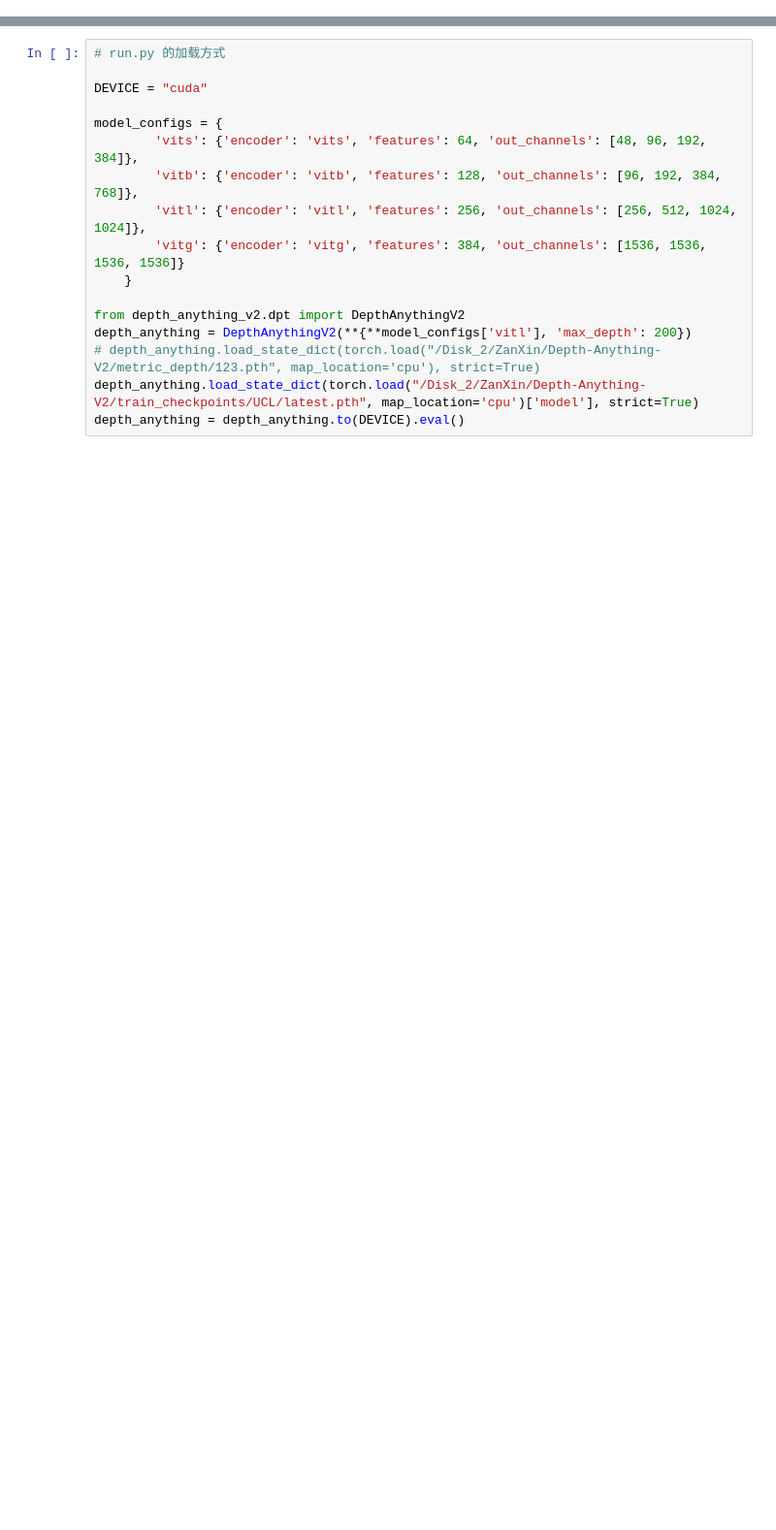
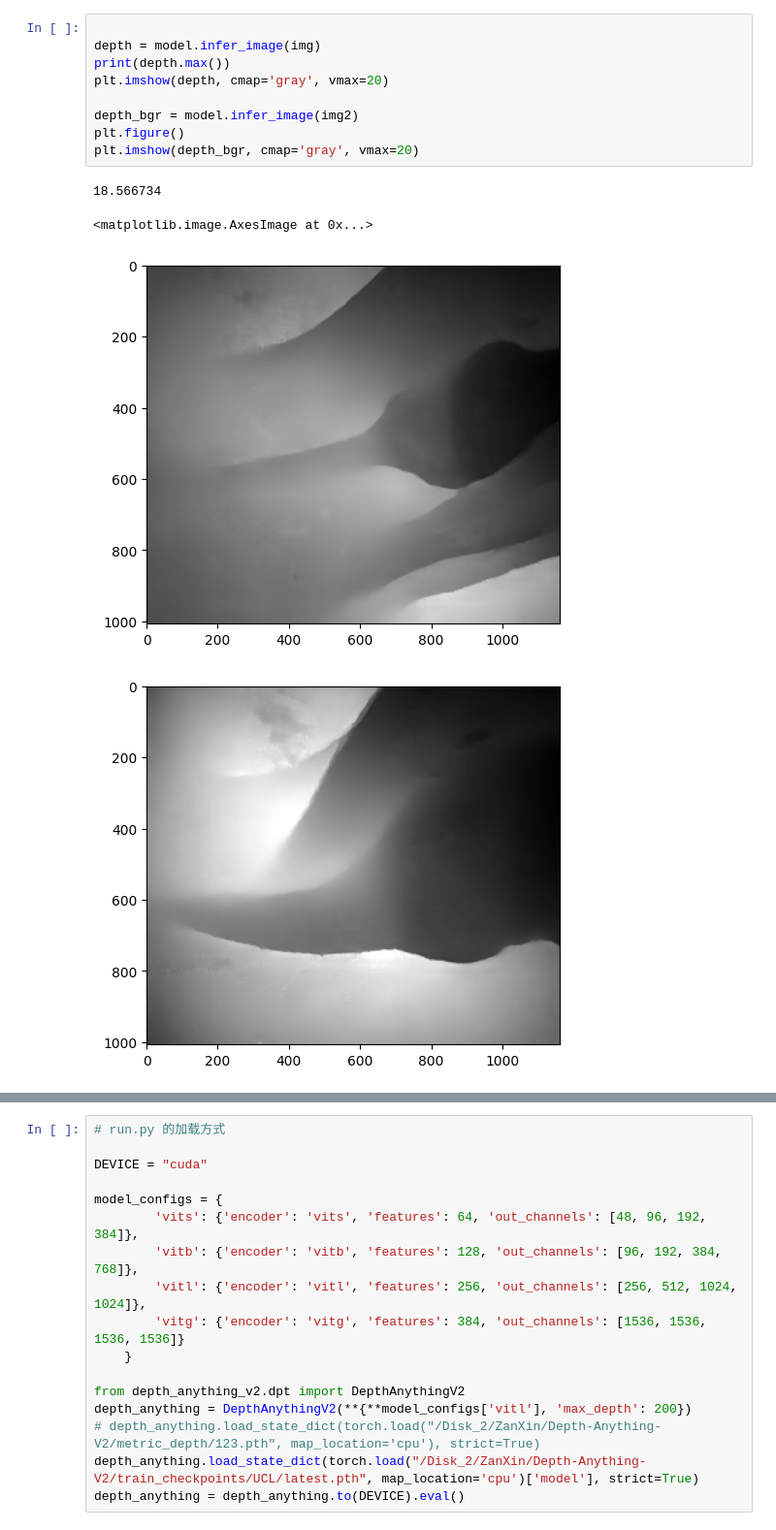
Before and after one commit to isJHan/Depth-Anything-V2, a Jupyter notebook: metric_depth/check.ipynb, the cells around one changed output, grey strips where cells are left out. Shown at 97% size. Saved outputs shown, nothing was run; the diff lists cells and outputs as text; blank space fills up the shorter version.

```diff
--- a/metric_depth/check.ipynb
+++ b/metric_depth/check.ipynb
@@ -49,0 +95,14 @@ ABS REL: 0.3476984177625258
+# %%
+
+depth = model.infer_image(img)
+print(depth.max())
+plt.imshow(depth, cmap='gray', vmax=20)
+
+depth_bgr = model.infer_image(img2)
+plt.figure()
+plt.imshow(depth_bgr, cmap='gray', vmax=20)
+# %% [output]
+18.566734
+<matplotlib.image.AxesImage at 0x...>
+[figure, added]
+[figure, added]
```
Also changed, not shown: parts of 12 cells of this notebook, 2 other files.
